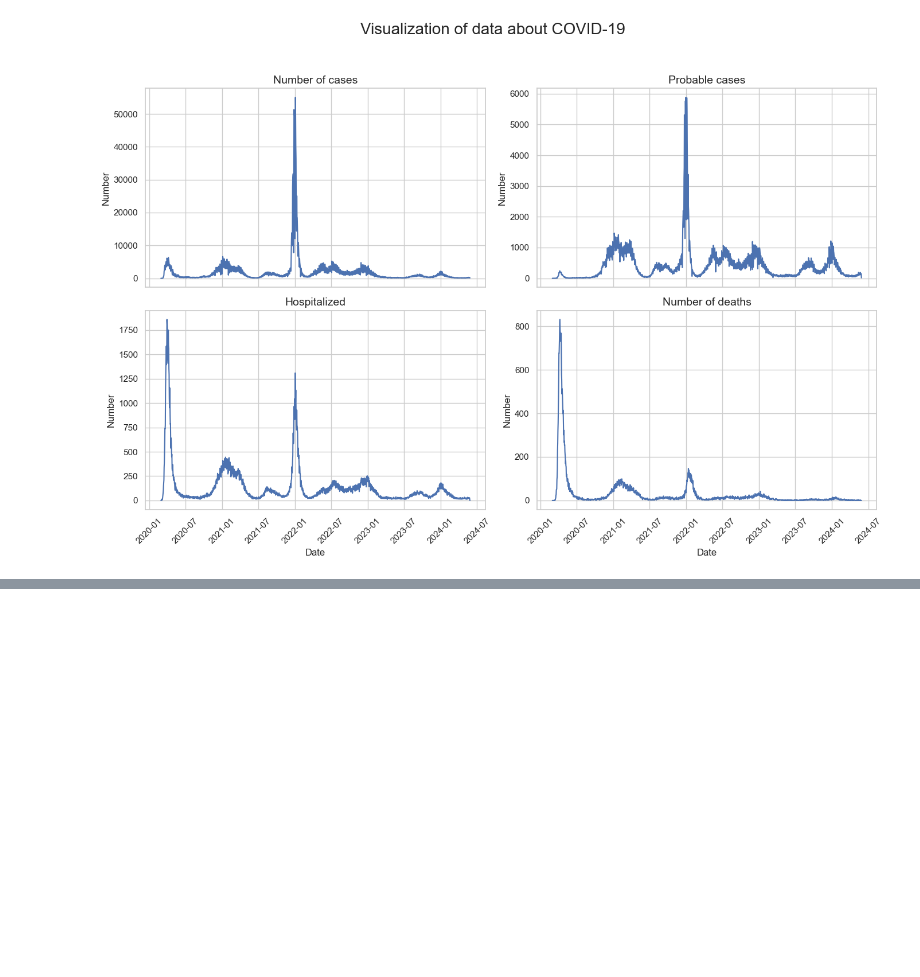
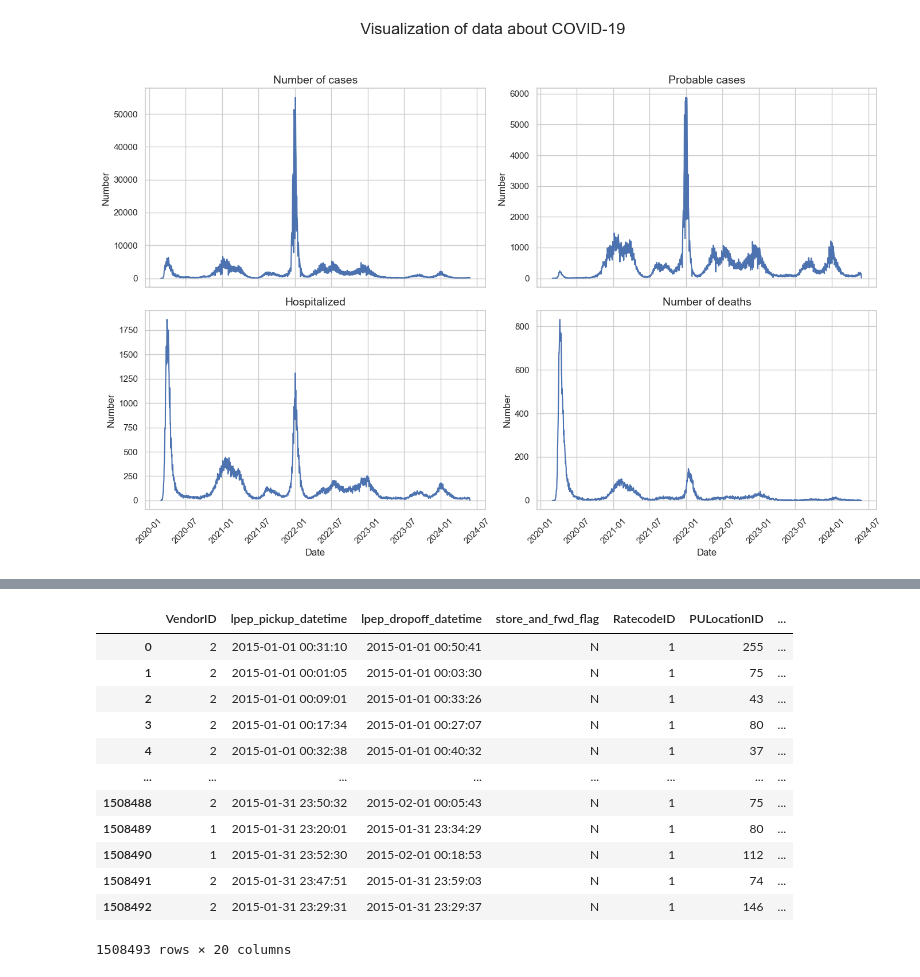
Before and after one commit to ShamansIT/Data_Analysis_Covid19_Impact_Taxi_Project_Research, a Jupyter notebook: data_exploration.ipynb, the cells around one changed output, grey strips where cells are left out. Drawn from its saved outputs; the diff is of its cells as text; code cells hidden in the pictures; blank space fills up the shorter version.

```diff
--- a/data_exploration.ipynb
+++ b/data_exploration.ipynb
@@ -118,0 +162,16 @@ plt.show()
+# %%
+df_taxi_green
+# %% [output]
+|  | VendorID | lpep_pickup_datetime | lpep_dropoff_datetime | store_and_fwd_flag | RatecodeID | PULocationID | ... |
+| 0 | 2 | 2015-01-01 00:31:10 | 2015-01-01 00:50:41 | N | 1 | 255 | ... |
+| 1 | 2 | 2015-01-01 00:01:05 | 2015-01-01 00:03:30 | N | 1 | 75 | ... |
+| 2 | 2 | 2015-01-01 00:09:01 | 2015-01-01 00:33:26 | N | 1 | 43 | ... |
+| 3 | 2 | 2015-01-01 00:17:34 | 2015-01-01 00:27:07 | N | 1 | 80 | ... |
+| 4 | 2 | 2015-01-01 00:32:38 | 2015-01-01 00:40:32 | N | 1 | 37 | ... |
+| ... | ... | ... | ... | ... | ... | ... | ... |
+| 1508488 | 2 | 2015-01-31 23:50:32 | 2015-02-01 00:05:43 | N | 1 | 75 | ... |
+| 1508489 | 1 | 2015-01-31 23:20:01 | 2015-01-31 23:34:29 | N | 1 | 80 | ... |
+| 1508490 | 1 | 2015-01-31 23:52:30 | 2015-02-01 00:18:53 | N | 1 | 112 | ... |
+| 1508491 | 2 | 2015-01-31 23:47:51 | 2015-01-31 23:59:03 | N | 1 | 74 | ... |
+| 1508492 | 2 | 2015-01-31 23:29:31 | 2015-01-31 23:29:37 | N | 1 | 146 | ... |
+1508493 rows × 20 columns
```
Also changed, not shown: parts of 17 cells of this notebook, 1 other file.
